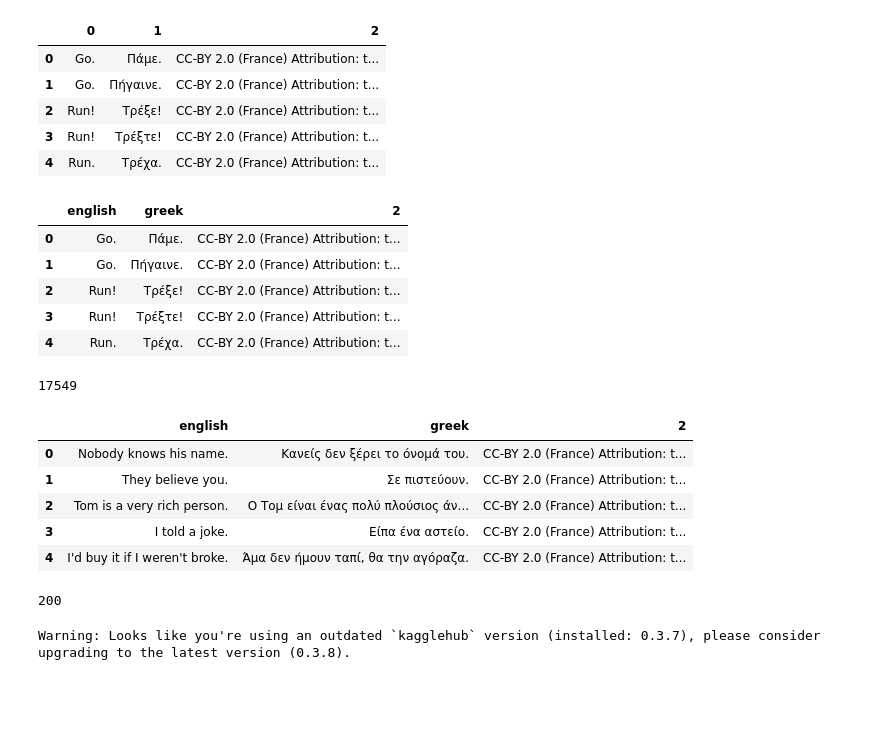
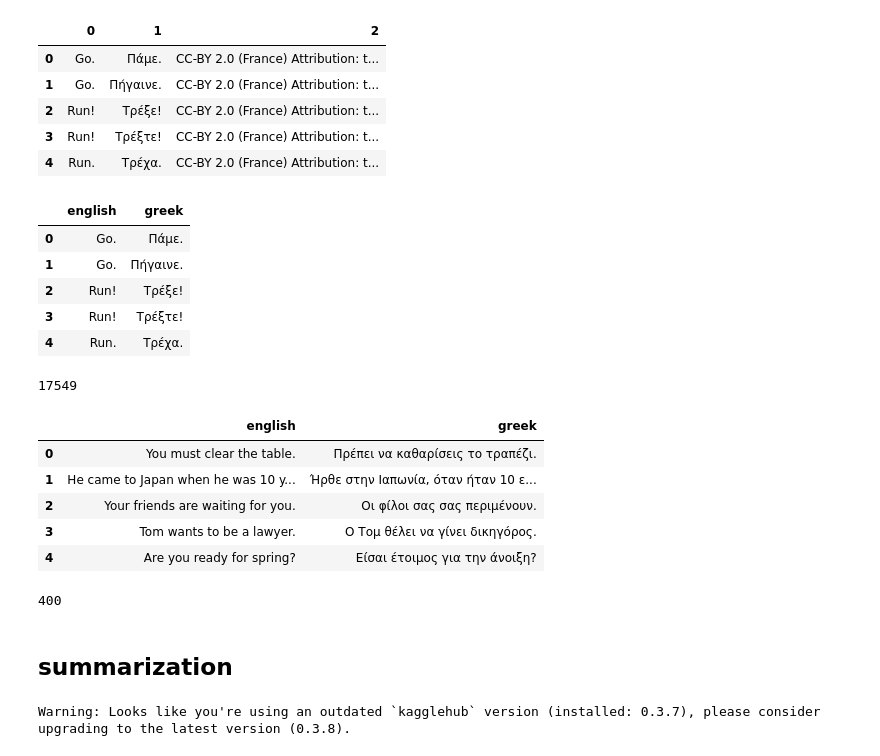
Before and after one commit to zoebatz/CAP6640_Project, a Jupyter notebook: NLP_datasets.ipynb, the cells around one changed output. Cells and saved outputs as stored; diff of their text form; code cells hidden in the pictures; blank space fills up the shorter version.

Commit message:
add English to greek dataset of 400

```diff
--- a/NLP_datasets.ipynb
+++ b/NLP_datasets.ipynb
@@ -285,14 +285,16 @@ data_greek.head()
 # %%
 # rename columns
 data_greek.rename(columns={0: 'english', 1: 'greek'}, inplace=True)
+# remove column
+data_greek = data_greek.drop(columns=[2])
 data_greek.head()
 # %% [output]
-|  | english | greek | 2 |
-| 0 | Go. | Πάμε. | CC-BY 2.0 (France) Attribution: t... |
-| 1 | Go. | Πήγαινε. | CC-BY 2.0 (France) Attribution: t... |
-| 2 | Run! | Τρέξε! | CC-BY 2.0 (France) Attribution: t... |
-| 3 | Run! | Τρέξτε! | CC-BY 2.0 (France) Attribution: t... |
-| 4 | Run. | Τρέχα. | CC-BY 2.0 (France) Attribution: t... |
+|  | english | greek |
+| 0 | Go. | Πάμε. |
+| 1 | Go. | Πήγαινε. |
+| 2 | Run! | Τρέξε! |
+| 3 | Run! | Τρέξτε! |
+| 4 | Run. | Τρέχα. |
 # %%
 len(data_greek)
 # %% [output]
@@ -303,13 +305,13 @@ data_greek = data_greek.sample(frac=1).reset_index(drop=True)
 data_greek = data_greek.head(200)
 data_greek.head()
 # %% [output]
-|  | english | greek | 2 |
-| 0 | Nobody knows his name. | Κανείς δεν ξέρει το όνομά του. | CC-BY 2.0 (France) Attribution: t... |
-| 1 | They believe you. | Σε πιστεύουν. | CC-BY 2.0 (France) Attribution: t... |
-| 2 | Tom is a very rich person. | Ο Τομ είναι ένας πολύ πλούσιος άν... | CC-BY 2.0 (France) Attribution: t... |
-| 3 | I told a joke. | Είπα ένα αστείο. | CC-BY 2.0 (France) Attribution: t... |
-| 4 | I'd buy it if I weren't broke. | Άμα δεν ήμουν ταπί, θα την αγόραζα. | CC-BY 2.0 (France) Attribution: t... |
+|  | english | greek |
+| 0 | You must clear the table. | Πρέπει να καθαρίσεις το τραπέζι. |
+| 1 | He came to Japan when he was 10 y... | Ήρθε στην Ιαπωνία, όταν ήταν 10 ε... |
+| 2 | Your friends are waiting for you. | Οι φίλοι σας σας περιμένουν. |
+| 3 | Tom wants to be a lawyer. | Ο Τομ θέλει να γίνει δικηγόρος. |
+| 4 | Are you ready for spring? | Είσαι έτοιμος για την άνοιξη? |
 # %%
 len(data_greek)
 # %% [output]
-200
+400
@@ -316,3 +321,5 @@ len(data_greek)
+# %% [markdown]
+## summarization
 # %%
 # load dataset (SUMMARIZATION)
 path =
```
Also changed, not shown: parts of 3 cells of this notebook.
